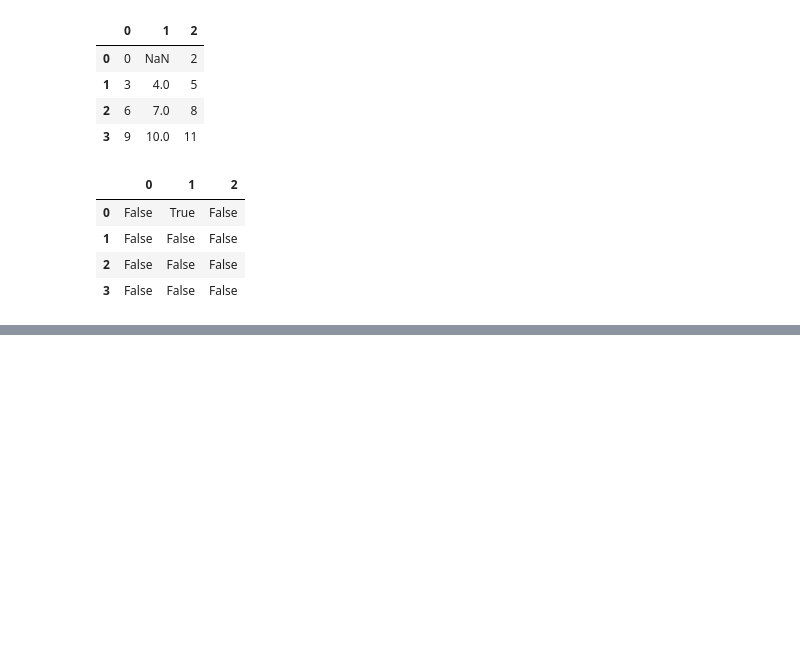
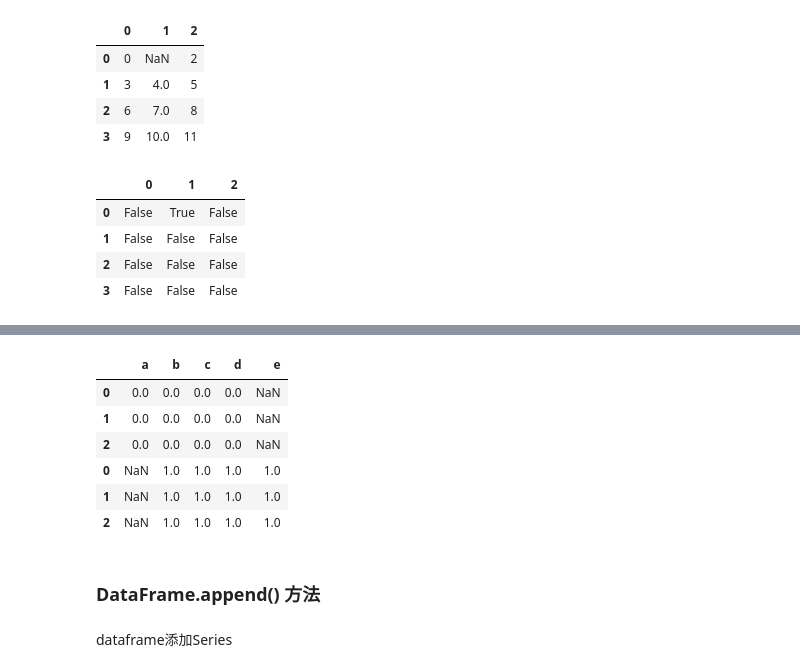
Before and after one commit to XiaoYueSean/PythonStudy, a Jupyter notebook: 2. Python 数据分析/Pandas/pandas_basic.ipynb, the cells around one changed output, grey strips where cells are left out. Drawn from its saved outputs; the diff is of its cells as text; code cells hidden in the pictures; blank space fills up the shorter version.

```diff
--- a/2. Python 数据分析/Pandas/pandas_basic.ipynb
+++ b/2. Python 数据分析/Pandas/pandas_basic.ipynb
@@ -362,0 +415,3 @@ tmp_df1.isnull()
+# %%
+con_df1 = pd.DataFrame(np.ones((3,4)) * 0, columns = ['a','b','c','d'])
+con_df2 = pd.DataFrame(np.ones((3,4)) * 1, columns = ['b','c','d','e'])
@@ -362,0 +445,14 @@ tmp_df1.isnull()
+# %%
+pd.concat([con_df1,con_df2], axis = 0, join='outer') # 不同行也可以对其合并成一个dataframe
+# %% [output]
+|  | a | b | c | d | e |
+| 0 | 0.0 | 0.0 | 0.0 | 0.0 | NaN |
+| 1 | 0.0 | 0.0 | 0.0 | 0.0 | NaN |
+| 2 | 0.0 | 0.0 | 0.0 | 0.0 | NaN |
+| 0 | NaN | 1.0 | 1.0 | 1.0 | 1.0 |
+| 1 | NaN | 1.0 | 1.0 | 1.0 | 1.0 |
+| 2 | NaN | 1.0 | 1.0 | 1.0 | 1.0 |
+# %% [markdown]
+### DataFrame.append() 方法
+# %% [markdown]
+dataframe添加Series
```
Also changed, not shown: parts of 21 cells of this notebook, 1 other file.
